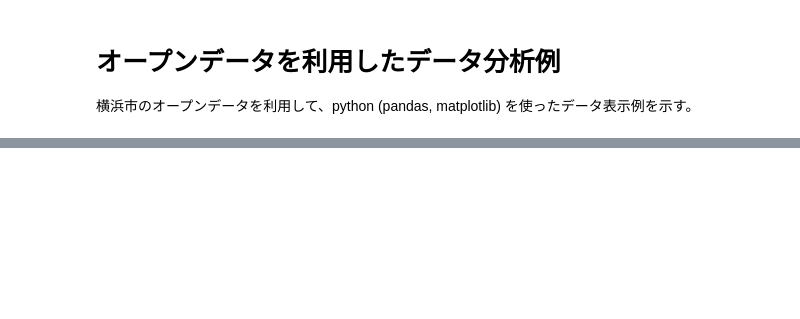
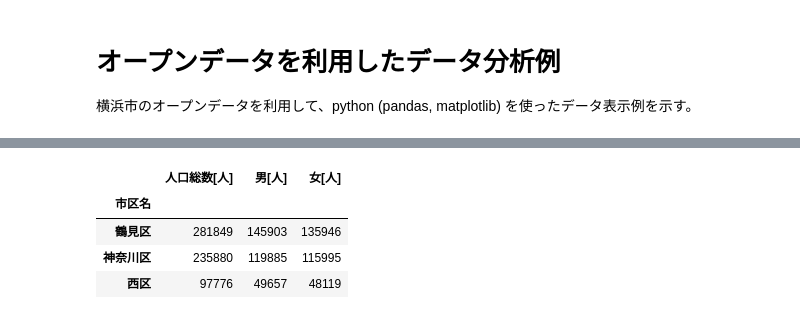
Before and after one commit to NaokiMizutani/DataScience, a Jupyter notebook: Example1.ipynb, the cells around one changed output, grey strips where cells are left out. Saved outputs shown, nothing was run; the diff lists cells and outputs as text; code cells hidden in the pictures; blank space fills up the shorter version.

```diff
--- a/Example1.ipynb
+++ b/Example1.ipynb
@@ -18,3 +18,13 @@ df.head(3)
 | 横浜市 | 2014-12-01 | 141003 | 435.21 | 1632759 | 3711631 | 1851182 | 1860449 | 2.27 | 8528 | ... |
 | 鶴見区 | 2014-12-01 | 141011 | 32.38 | 130652 | 281849 | 145903 | 135946 | 2.16 | 8704 | ... |
 | 神奈川区 | 2014-12-01 | 141020 | 23.59 | 117240 | 235880 | 119885 | 115995 | 2.01 | 9999 | ... |
+# %%
+key_data = ['人口総数[人]', '男[人]', '女[人]']
+pp = df[df.Code != 141003][key_data]
+pp.head(3)
+# %% [output]
+|  | 人口総数[人] | 男[人] | 女[人] |
+| 市区名 |  |  |  |
+| 鶴見区 | 281849 | 145903 | 135946 |
+| 神奈川区 | 235880 | 119885 | 115995 |
+| 西区 | 97776 | 49657 | 48119 |
```
Also changed, not shown: parts of 2 cells of this notebook.
